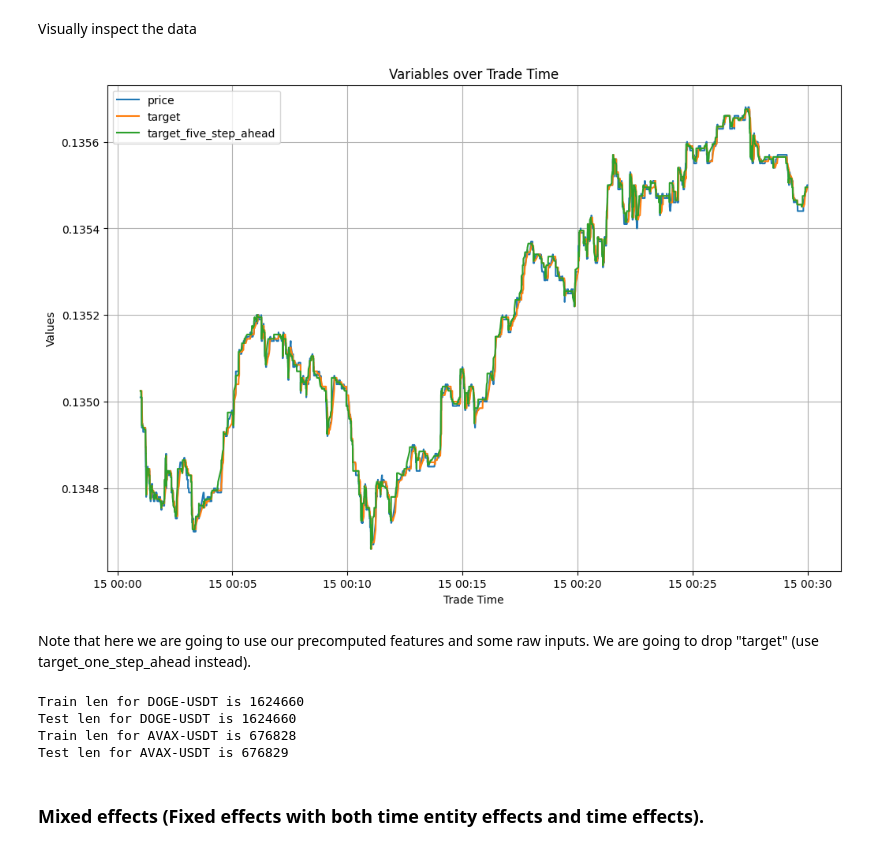
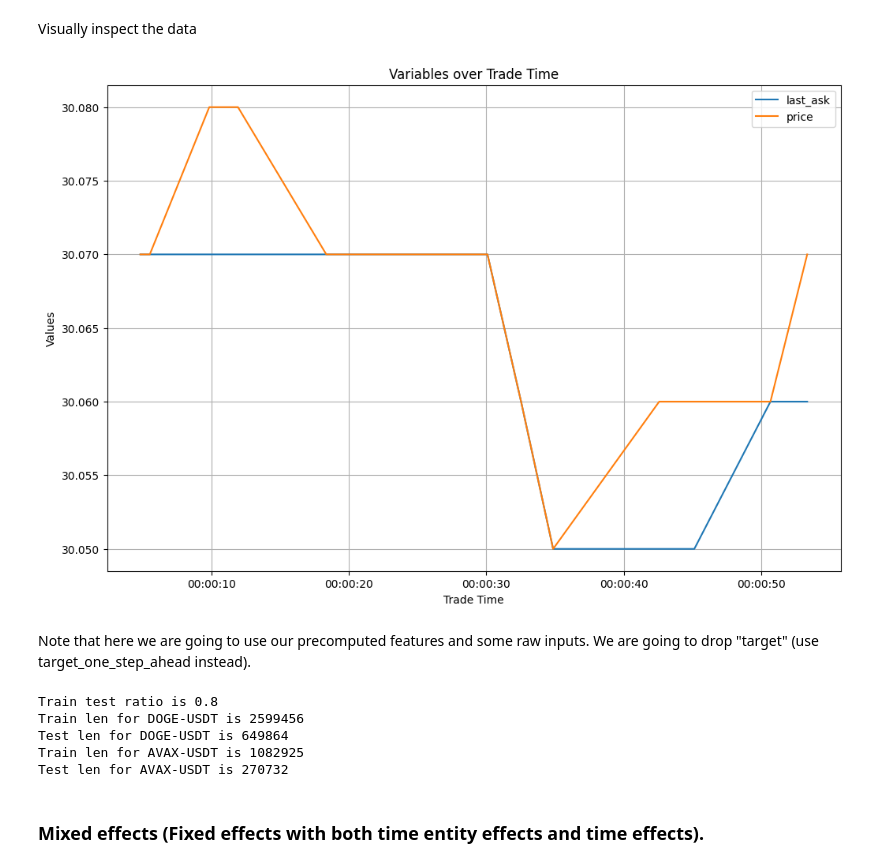
Before and after one commit to B0R0koko/microstructure_price_prediction, a Jupyter notebook: src/data_analysis/fixed_effects.ipynb, the cells around one changed output. Saved outputs shown, nothing was run; the diff lists cells and outputs as text; code cells hidden in the pictures.

Commit message:
Visualize method added to Dataprepare class

```diff
--- a/src/data_analysis/fixed_effects.ipynb
+++ b/src/data_analysis/fixed_effects.ipynb
@@ -30,31 +30,11 @@ shape: (4_602_977, 35)
 | 2024-07-15 23:59:56.949 | 27.82 | 0.2 | true | 2024-07-15 | "AVAX-USDT" | 5.564 | 27.82 | 27.82 | 27.82 | ... |
 # %% [markdown]
 Visually inspect the data
-# %%
-symbols: list[str] = df.select(pl.col('symbol')).unique()
-
-start_time: datetime = datetime(2024, 6, 15, 0, 1)
-end_time: datetime = datetime(2024, 6, 15, 0, 30)
-
-# Variables to plot (specify)
-variables_to_plot: list[str] = ['price', 'target', "target_five_step_ahead"]
-
-df_for_plot: pl.DataFrame = df.filter((pl.col('symbol') == symbols[0]) &
-                                      (pl.col('trade_time').is_between(lower_bound=start_time, upper_bound=end_time)))
-
-# Plot all variables on the same plot
-plt.figure(figsize=(12, 8))
-
-for var in variables_to_plot:
-    plt.plot(df_for_plot['trade_time'], df_for_plot[var], label=var)
-
-plt.xlabel('Trade Time')
-plt.ylabel('Values')
-plt.title('Variables over Trade Time')
-plt.legend()
-plt.grid()
-plt.show()
-# %% [output]
-[figure, removed]
+# %%
+data = DataPrepare(df)
+# %%
+data.visualize(datetime(2024, 6, 17), datetime(2024, 6, 17, 0, 1), variables_to_plot=["last_ask", "price"])
+# %% [output]
+[figure, added]
 # %% [markdown]
 Note that here we are going to use our precomputed features and some raw inputs. We are going to drop "target" (use target_one_step_ahead instead).
@@ -63,11 +41,11 @@ df = df.select(pl.exclude("target"))
-# %%
-# Note its custom function made to allign the train test proportion across all currency pairs
-df_train, df_test = train_test_split(df, train_test_ratio=0.5, print_stat=True)
-# %% [output]
-Train len for DOGE-USDT is 1624660
-Test len for DOGE-USDT is 1624660
-Train len for AVAX-USDT is 676828
-Test len for AVAX-USDT is 676829
+# %%
+df_train, df_test = data.train_test_split(train_test_ratio=0.8, cols_to_exclude=['target'])
+# %% [output]
+Train test ratio is 0.8
+Train len for DOGE-USDT is 2599456
+Test len for DOGE-USDT is 649864
+Train len for AVAX-USDT is 1082925
+Test len for AVAX-USDT is 270732
 # %% [markdown]
 ### Mixed effects (Fixed effects with both time entity effects and time effects).
 # %%
```
Also changed, not shown: parts of 2 cells of this notebook, 1 other file.
